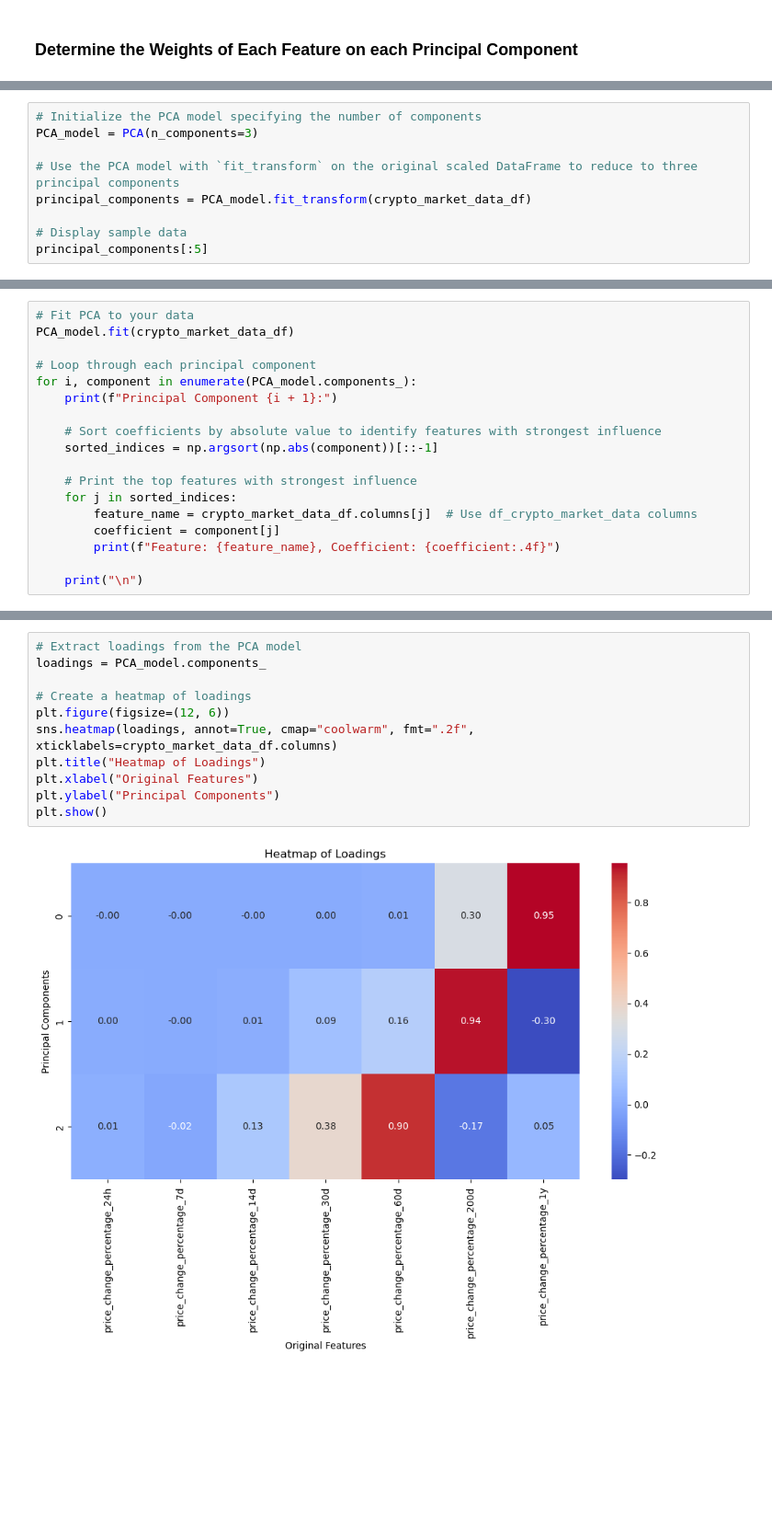
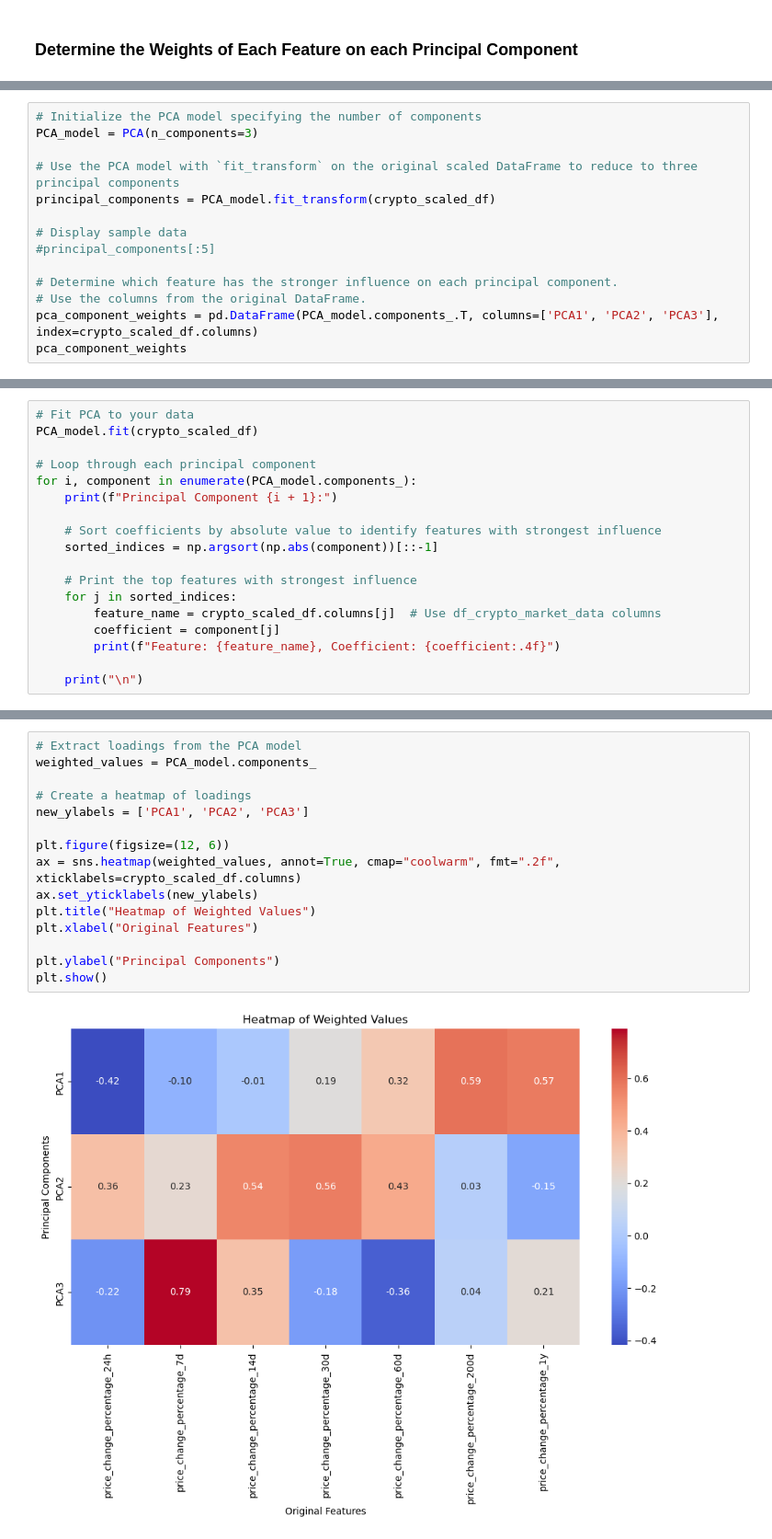
Before and after one commit to xraySMULu/CryptoClustering, a Jupyter notebook: Crypto_Clustering.ipynb, the cells around one changed output, grey strips where cells are left out. Shown at 92% size. Saved outputs shown, nothing was run; the diff lists cells and outputs as text; blank space fills up the shorter version.

Commit message:
crypto_clus v6

```diff
--- a/Crypto_Clustering.ipynb
+++ b/Crypto_Clustering.ipynb
@@ -380,8 +374,13 @@ weighted_feature_df[0:5]
 PCA_model = PCA(n_components=3)
 
 # Use the PCA model with `fit_transform` on the original scaled DataFrame to reduce to three principal components
-principal_components = PCA_model.fit_transform(crypto_market_data_df)
+principal_components = PCA_model.fit_transform(crypto_scaled_df)
 
 # Display sample data
-principal_components[:5]
+#principal_components[:5]
+
+# Determine which feature has the stronger influence on each principal component.
+# Use the columns from the original DataFrame.
+pca_component_weights = pd.DataFrame(PCA_model.components_.T, columns=['PCA1', 'PCA2', 'PCA3'], index=crypto_scaled_df.columns)
+pca_component_weights
 # %% [output]
@@ -393,6 +404,6 @@ array([[-341.80096268,  -51.36677548,   12.52547089],
 # %%
 # Fit PCA to your data
-PCA_model.fit(crypto_market_data_df)
+PCA_model.fit(crypto_scaled_df)
 
 # Loop through each principal component
 for i, component in enumerate(PCA_model.components_):
@@ -403,7 +414,7 @@ for i, component in enumerate(PCA_model.components_):
 
     # Print the top features with strongest influence
     for j in sorted_indices:
-        feature_name = crypto_market_data_df.columns[j]  # Use df_crypto_market_data columns
+        feature_name = crypto_scaled_df.columns[j]  # Use df_crypto_market_data columns
         coefficient = component[j]
         print(f"Feature: {feature_name}, Coefficient: {coefficient:.4f}")
 
@@ -429,13 +440,17 @@ Feature: price_change_percentage_24h, Coefficient: 0.0139
 # %%
 # Extract loadings from the PCA model
-loadings = PCA_model.components_
+weighted_values = PCA_model.components_
 
 # Create a heatmap of loadings
+new_ylabels = ['PCA1', 'PCA2', 'PCA3']
+
 plt.figure(figsize=(12, 6))
-sns.heatmap(loadings, annot=True, cmap="coolwarm", fmt=".2f", xticklabels=crypto_market_data_df.columns)
-plt.title("Heatmap of Loadings")
+ax = sns.heatmap(weighted_values, annot=True, cmap="coolwarm", fmt=".2f", xticklabels=crypto_scaled_df.columns)
+ax.set_yticklabels(new_ylabels)
+plt.title("Heatmap of Weighted Values")
 plt.xlabel("Original Features")
+
 plt.ylabel("Principal Components")
 plt.show()
 # %% [output]
-[figure, old version]
+[figure, new version]
```
Also changed, not shown: parts of 6 cells of this notebook.
